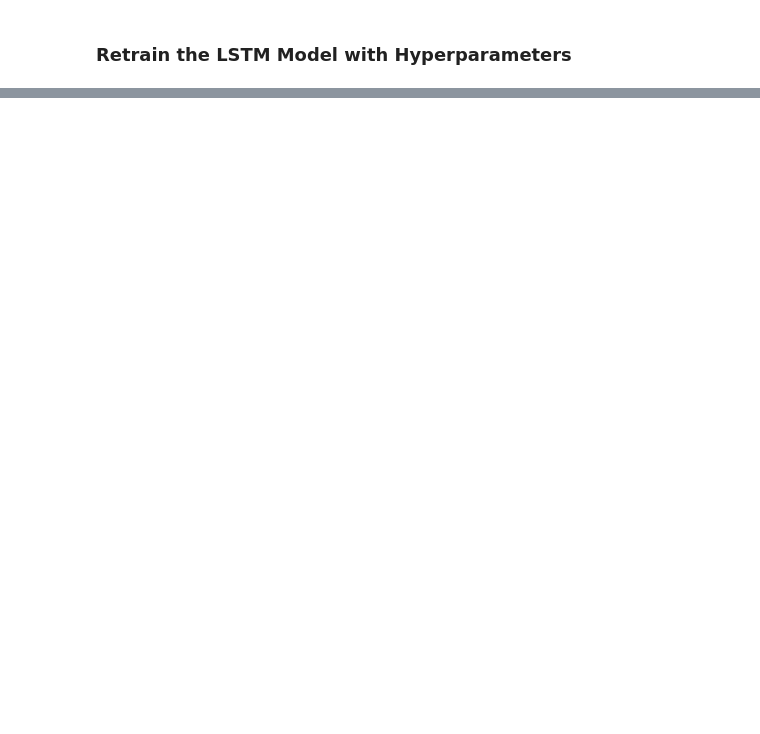
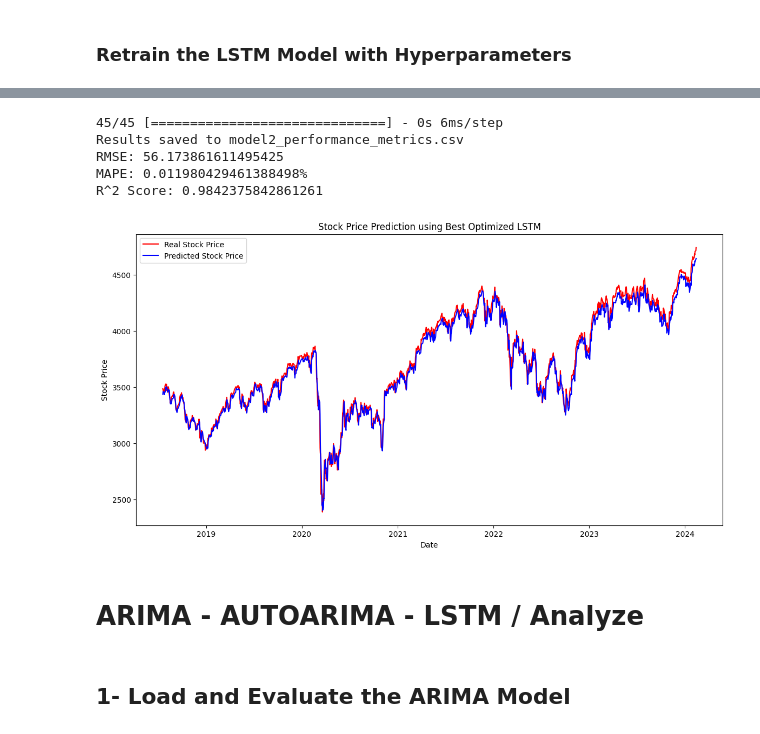
Before and after one commit to Fabio-Poli/CCT-Thesis-Project, a Jupyter notebook: Project_Code/Project Sep 2024.ipynb, the cells around one changed output, grey strips where cells are left out. Drawn from its saved outputs; the diff is of its cells as text; code cells hidden in the pictures; blank space fills up the shorter version.

```diff
--- a/Project_Code/Project Sep 2024.ipynb
+++ b/Project_Code/Project Sep 2024.ipynb
@@ -2775,0 +2702,70 @@ ValueError: Length of values (864) does not match length of index (1416)
+# %%
+# Load the best model
+best_model_path = 'best2_model.h5'
+best_model = load_model(best_model_path)
+
+# Evaluate the model
+predicted_stock_price = best_model.predict(testX).flatten()
+
+# Create a dummy array for inverse transformation
+dummy_features = np.zeros((predicted_stock_price.shape[0], len(feature_columns)))
+dummy_features[:, 0] = predicted_stock_price  # Replace only the 'Close'
+
+# Inverse transform the dummy array to get the predictions back to their original scale
+predicted_stock_price = scaler.inverse_transform(dummy_features)[:, 0]  # Extract the 'Close' column after inverse transform
+
+# Convert the real stock price (testY) back to its original scale
+real_stock_price_series = scaler.inverse_transform(np.column_stack((testY.reshape(-1, 1), np.zeros((len(testY), len(feature_columns) - 1)))))[:, 0]
+
+
+test = dataset_knn_pandas.iloc[train_size + look_back + 1:]
+# Adjust lengths to match
+min_length = min(len(test.index), len(real_stock_price_series))
+
+# Truncate both arrays to the minimum length
+test_index_aligned = test.index[:min_length]
+real_stock_price_series = real_stock_price_series[:min_length]
+predicted_stock_price = predicted_stock_price[:min_length]
+
+# Calculate the evaluation metrics
+rmse = sqrt(mean_squared_error(real_stock_price_series, predicted_stock_price))
+mape = mean_absolute_percentage_error(real_stock_price_series, predicted_stock_price)
+r2 = r2_score(real_stock_price_series, predicted_stock_price)
+
+# Prepare the results DataFrame
+results_df = pd.DataFrame({
+    'RMSE': [rmse],
+    'MAPE': [mape],
+    'R2': [r2]
+})
+
+# Save the results to a CSV file
+results_filename = 'model2_performance_metrics.csv'
+results_df.to_csv(results_filename, index=False)
+print(f"Results saved to {results_filename}")
+
+# Print the results
+print(f"RMSE: {rmse}")
+print(f"MAPE: {mape}%")
+print(f"R^2 Score: {r2}")
+
+# Plotting the results with Date Index
+plt.figure(figsize=(14,7))
+plt.plot(test_index_aligned, real_stock_price_series, color='red', label='Real Stock Price')
+plt.plot(test_index_aligned, predicted_stock_price, color='blue', label='Predicted Stock Price')
+plt.title('Stock Price Prediction using Best Optimized LSTM')
+plt.xlabel('Date')
+plt.ylabel('Stock Price')
+plt.legend()
+plt.show()
+# %% [output]
+45/45 [==============================] - 0s 6ms/step
+Results saved to model2_performance_metrics.csv
+RMSE: 56.173861611495425
+MAPE: 0.011980429461388498%
+R^2 Score: 0.9842375842861261
+[figure, added]
+# %% [markdown]
+# ARIMA - AUTOARIMA - LSTM / Analyze
+# %% [markdown]
+## 1- Load and Evaluate the ARIMA Model
```
Also changed, not shown: parts of 74 cells of this notebook.
